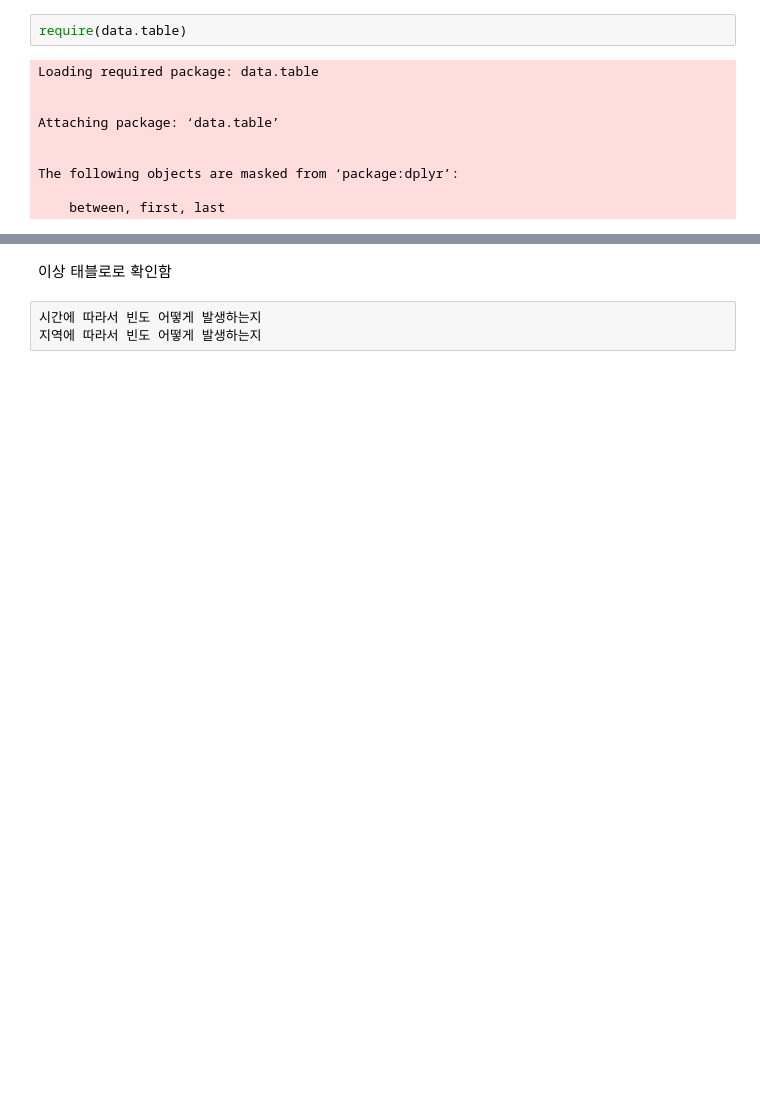
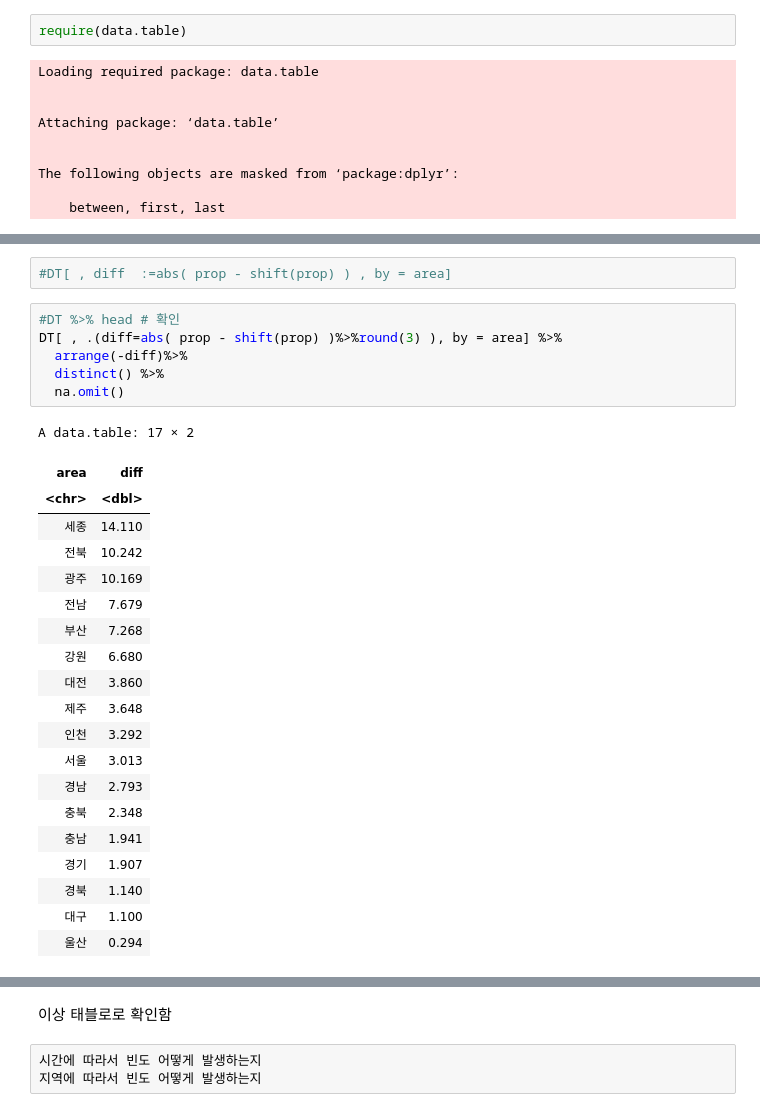
Before and after one commit to min02yam/Prediction-of-Cardiovascular-Disease-Incidence-using-machine-learning, a Jupyter notebook: hospital_Eda.ipynb, the cells around one changed output, grey strips where cells are left out. Saved outputs shown, nothing was run; the diff lists cells and outputs as text; blank space fills up the shorter version.

```diff
--- a/hospital_Eda.ipynb
+++ b/hospital_Eda.ipynb
@@ -243,0 +243,29 @@ A data.frame: 2 × 49674
+# %%
+#DT[ , diff  :=abs( prop - shift(prop) ) , by = area]
+# %%
+#DT %>% head # 확인
+DT[ , .(diff=abs( prop - shift(prop) )%>%round(3) ), by = area] %>%
+  arrange(-diff)%>%
+  distinct() %>%
+  na.omit()
+# %% [output]
+A data.table: 17 × 2
+| area | diff |
+| <chr> | <dbl> |
+| 세종 | 14.110 |
+| 전북 | 10.242 |
+| 광주 | 10.169 |
+| 전남 | 7.679 |
+| 부산 | 7.268 |
+| 강원 | 6.680 |
+| 대전 | 3.860 |
+| 제주 | 3.648 |
+| 인천 | 3.292 |
+| 서울 | 3.013 |
+| 경남 | 2.793 |
+| 충북 | 2.348 |
+| 충남 | 1.941 |
+| 경기 | 1.907 |
+| 경북 | 1.140 |
+| 대구 | 1.100 |
+| 울산 | 0.294 |
```
Also changed, not shown: parts of 8 cells of this notebook.
